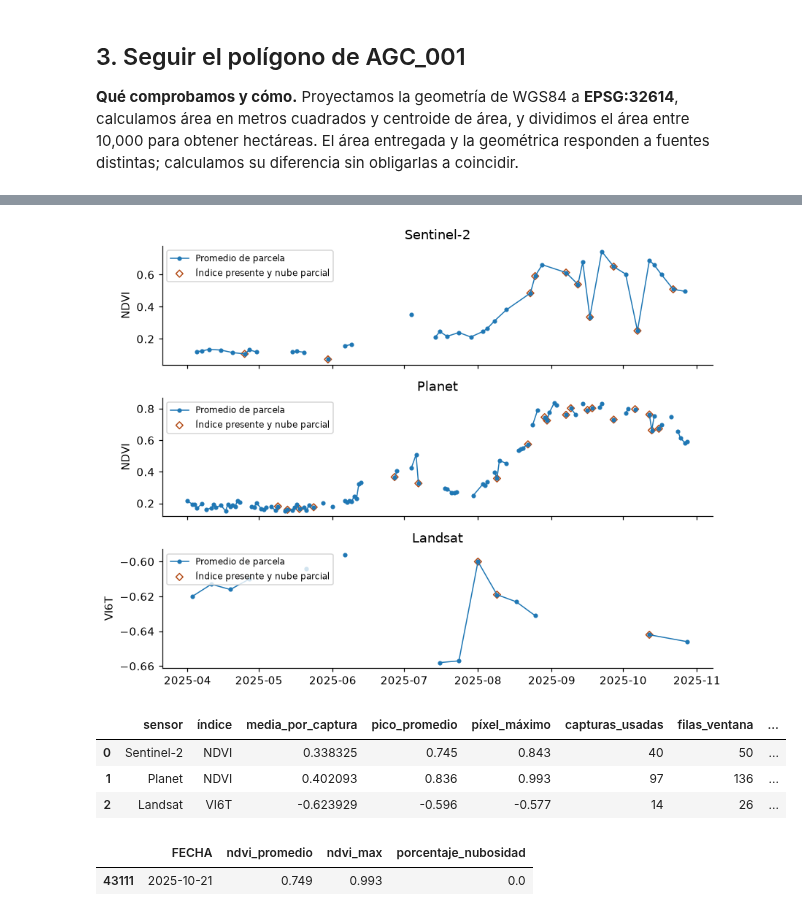
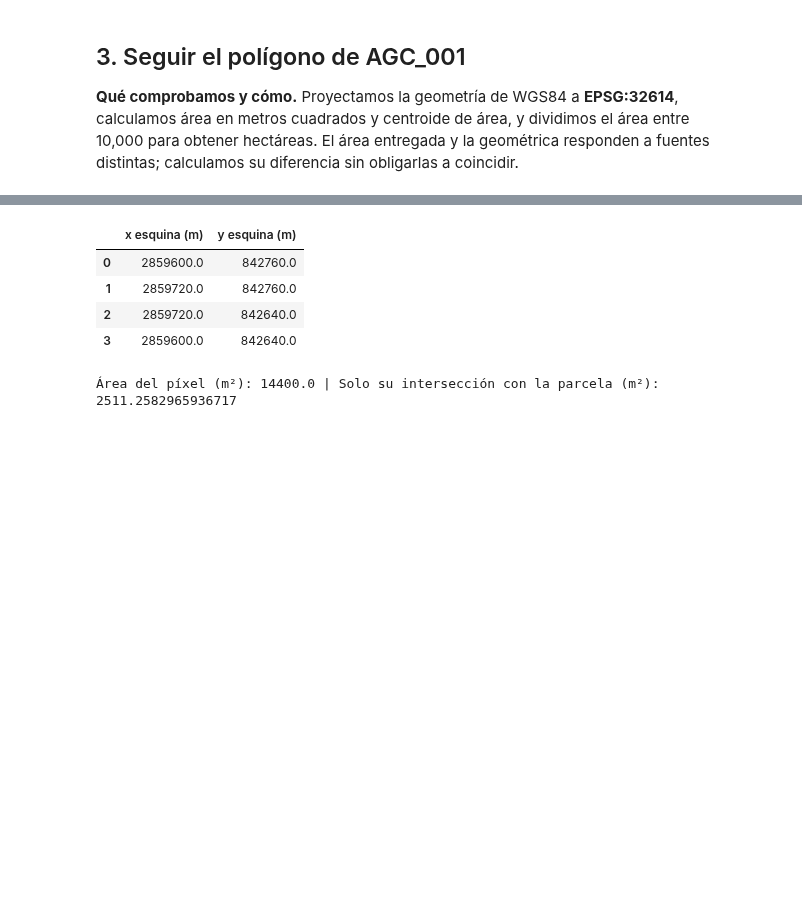
Before and after one commit to netfoor/Reto-AgroCebada-FIRA-2026, a Jupyter notebook: notebooks/02_fuentes_a_variables.ipynb, the cells around one changed output, grey strips where cells are left out. Drawn from its saved outputs; the diff is of its cells as text; code cells hidden in the pictures; blank space fills up the shorter version.

```diff
--- a/notebooks/02_fuentes_a_variables.ipynb
+++ b/notebooks/02_fuentes_a_variables.ipynb
@@ -621,43 +635,32 @@ La media temporal usa `*_promedio`; el píxel extremo usa `*_max` o `*_min`.
 # %%
-basico_uno = basico.loc[basico.ID_POLIGONO.eq(PARCELA)].copy()
-pro_uno = pro.loc[pro.ID_POLIGONO.eq(PARCELA)].copy()
-ciclo_uno, historico_uno, post_uno = sat02.construir_satelite(basico_uno, pro_uno, [PARCELA], CONFIG)
-fig, axes = plt.subplots(3, 1, figsize=(8, 6), sharex=True)
-filas_sat = []
-for ax, sensor, tabla, indice, nombre in [
-    (axes[0], "S2", basico_uno, "ndvi", "Sentinel-2"),
-    (axes[1], "PL", pro_uno, "ndvi", "Planet"),
-    (axes[2], "LS", basico_uno, "vi6t", "Landsat"),
-]:
-    observaciones = tabla.loc[tabla.sensor.eq(nombre) & tabla.FECHA.between(
-        CONFIG["ventana_objetivo"]["inicio"], CONFIG["ventana_objetivo"]["fin"]
-    )].sort_values("FECHA")
-    ax.plot(observaciones.FECHA, observaciones[f"{indice}_promedio"], ".-", linewidth=1, label="Promedio de parcela")
-    parcial = observaciones.loc[observaciones.porcentaje_nubosidad.gt(0)
-                                 & observaciones[f"{indice}_promedio"].notna()]
-    ax.scatter(parcial.FECHA, parcial[f"{indice}_promedio"], marker="D", s=20,
-               facecolors="none", edgecolors="#b34b16", label="Índice presente y nube parcial")
-    ax.set(ylabel=indice.upper(), title=nombre); ax.legend(fontsize=8, loc="upper left")
-    p = f"C_{sensor}_{indice}"
-    q = f"C_{sensor}_q"
-    row = ciclo_uno.loc[PARCELA]
-    filas_sat.append({"sensor": nombre, "índice": indice.upper(), "media_por_captura": row[p + "_media"],
-                      "pico_promedio": row[p + "_pico_prom"], "píxel_máximo": row[p + "_pixmax"],
-                      "capturas_usadas": int(row[p + "_n"]), "filas_ventana": int(row[q + "_filas_ventana"]),
-                      "hueco_máximo_días": row[q + "_hueco_max_dias"]})
-fig.tight_layout(); plt.show()
-display(pd.DataFrame(filas_sat).round(6))
-assert ciclo_uno.loc[PARCELA, "C_PL_ndvi_pixmax"] == .993
-assert ciclo_uno.loc[PARCELA, "C_PL_ndvi_pico_prom"] == .836
-extremo = pro_uno.loc[pro_uno.FECHA.eq(pd.Timestamp("2025-10-21")),
-                      ["FECHA", "ndvi_promedio", "ndvi_max", "porcentaje_nubosidad"]]
-display(extremo)
-assert extremo.ndvi_max.eq(.993).all() and extremo.porcentaje_nubosidad.eq(0).all()
+pieza_ejemplo = piezas_elev["piezas"][0]
+fila_pixel, col_pixel = pieza_ejemplo["fila"], pieza_ejemplo["col"]
+a, b, c, d, e, f = piezas_elev["metadata"]["transform"]
+
+def coordenada_visible(columna, fila):
+    return a * columna + b * fila + c, d * columna + e * fila + f
+
+esquinas_manuales = [coordenada_visible(col, fil) for col, fil in [
+    (col_pixel, fila_pixel), (col_pixel + 1, fila_pixel),
+    (col_pixel + 1, fila_pixel + 1), (col_pixel, fila_pixel + 1),
+]]
+pixel_manual = Polygon(esquinas_manuales)
+al_crs_raster = Transformer.from_crs(crs_geoms, piezas_elev["metadata"]["crs_wkt"],
+                                    always_xy=True).transform
+parcela_en_raster = transformar_geometria(al_crs_raster, geoms[PARCELA])
+interseccion_manual = parcela_en_raster.intersection(pixel_manual)
+assert not interseccion_manual.is_empty and interseccion_manual.area > 0
+np.testing.assert_allclose(esquinas_manuales, pieza_ejemplo["esquinas"], atol=1e-8, rtol=0)
+np.testing.assert_allclose(coordenada_visible(col_pixel + .5, fila_pixel + .5),
+                           pieza_ejemplo["centro"], atol=1e-8, rtol=0)
+np.testing.assert_allclose(interseccion_manual.area, pieza_ejemplo["area_peso"], atol=1e-8, rtol=0)
+display(pd.DataFrame(esquinas_manuales, columns=["x esquina (m)", "y esquina (m)"]))
+print("Área del píxel (m²):", pixel_manual.area,
+      "| Solo su intersección con la parcela (m²):", interseccion_manual.area)
 # %% [output]
-[figure, removed]
-|  | sensor | índice | media_por_captura | pico_promedio | píxel_máximo | capturas_usadas | filas_ventana | ... |
-| 0 | Sentinel-2 | NDVI | 0.338325 | 0.745 | 0.843 | 40 | 50 | ... |
-| 1 | Planet | NDVI | 0.402093 | 0.836 | 0.993 | 97 | 136 | ... |
-| 2 | Landsat | VI6T | -0.623929 | -0.596 | -0.577 | 14 | 26 | ... |
+|  | x esquina (m) | y esquina (m) |
+| 0 | 2859600.0 | 842760.0 |
+| 1 | 2859720.0 | 842760.0 |
+| 2 | 2859720.0 | 842640.0 |
+| 3 | 2859600.0 | 842640.0 |
-|  | FECHA | ndvi_promedio | ndvi_max | porcentaje_nubosidad |
-| 43111 | 2025-10-21 | 0.749 | 0.993 | 0.0 |
+Área del píxel (m²): 14400.0 | Solo su intersección con la parcela (m²): 2511.2582965936717
```
Also changed, not shown: parts of 75 cells of this notebook, 34 other files.
